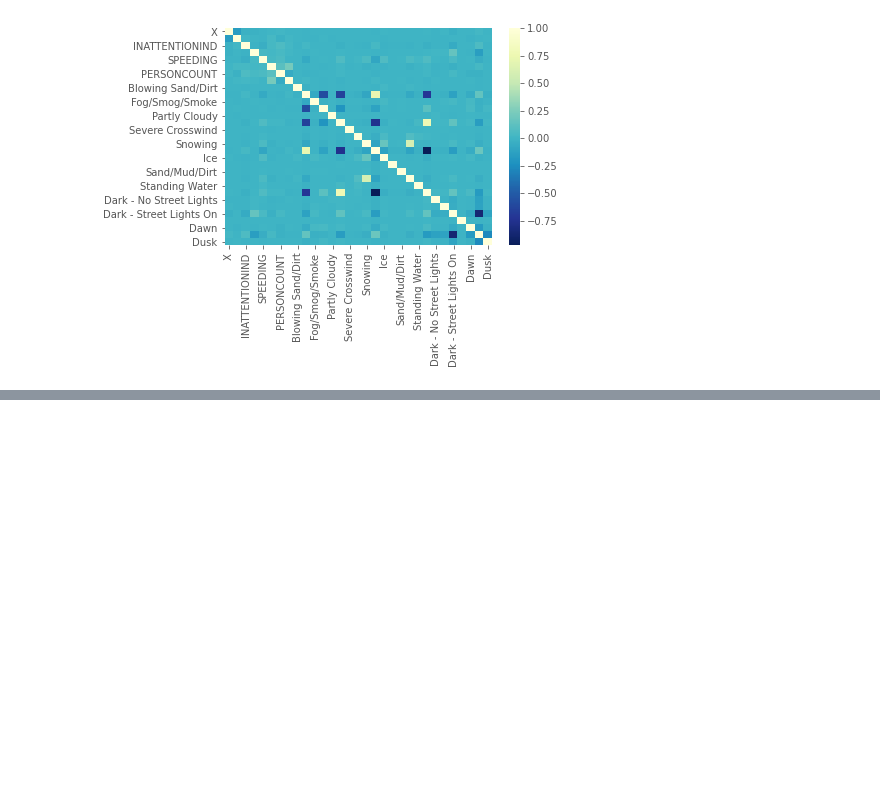
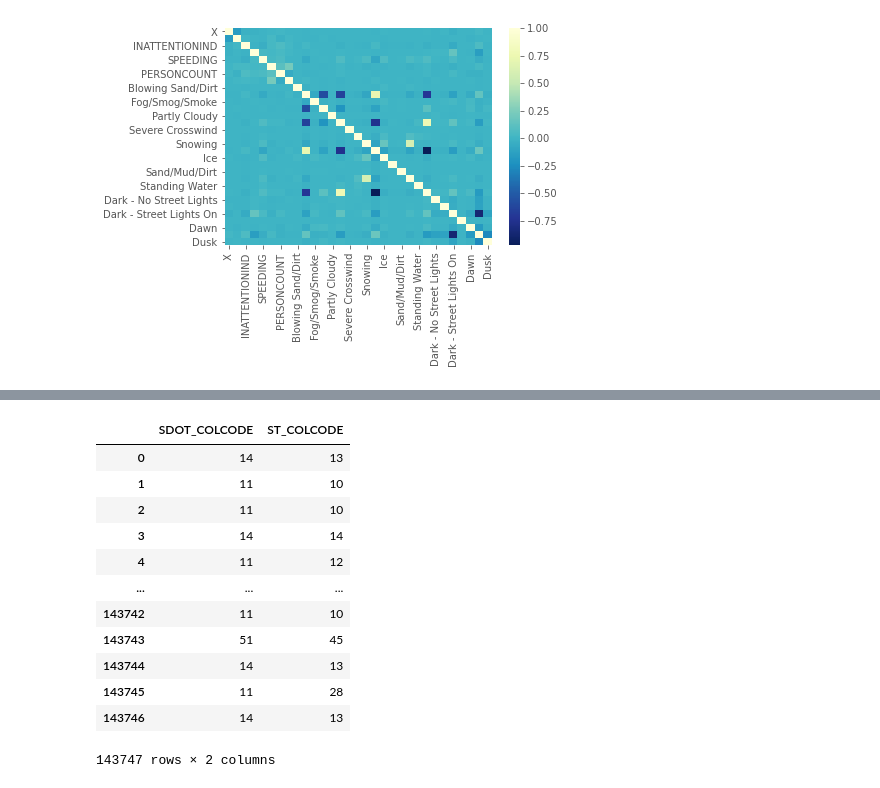
Before and after one commit to BryanBai901/Coursera_Capstone, a Jupyter notebook: Capstone_Main_code.ipynb, the cells around one changed output, grey strips where cells are left out. Drawn from its saved outputs; the diff is of its cells as text; code cells hidden in the pictures; blank space fills up the shorter version.

```diff
--- a/Capstone_Main_code.ipynb
+++ b/Capstone_Main_code.ipynb
@@ -334,0 +413,16 @@ ValueError: could not convert string to float: 'Block'
+# %%
+data_clean[['SDOT_COLCODE','ST_COLCODE']]
+# %% [output]
+|  | SDOT_COLCODE | ST_COLCODE |
+| 0 | 14 | 13 |
+| 1 | 11 | 10 |
+| 2 | 11 | 10 |
+| 3 | 14 | 14 |
+| 4 | 11 | 12 |
+| ... | ... | ... |
+| 143742 | 11 | 10 |
+| 143743 | 51 | 45 |
+| 143744 | 14 | 13 |
+| 143745 | 11 | 28 |
+| 143746 | 14 | 13 |
+143747 rows × 2 columns
```
Also changed, not shown: parts of 13 cells of this notebook.
